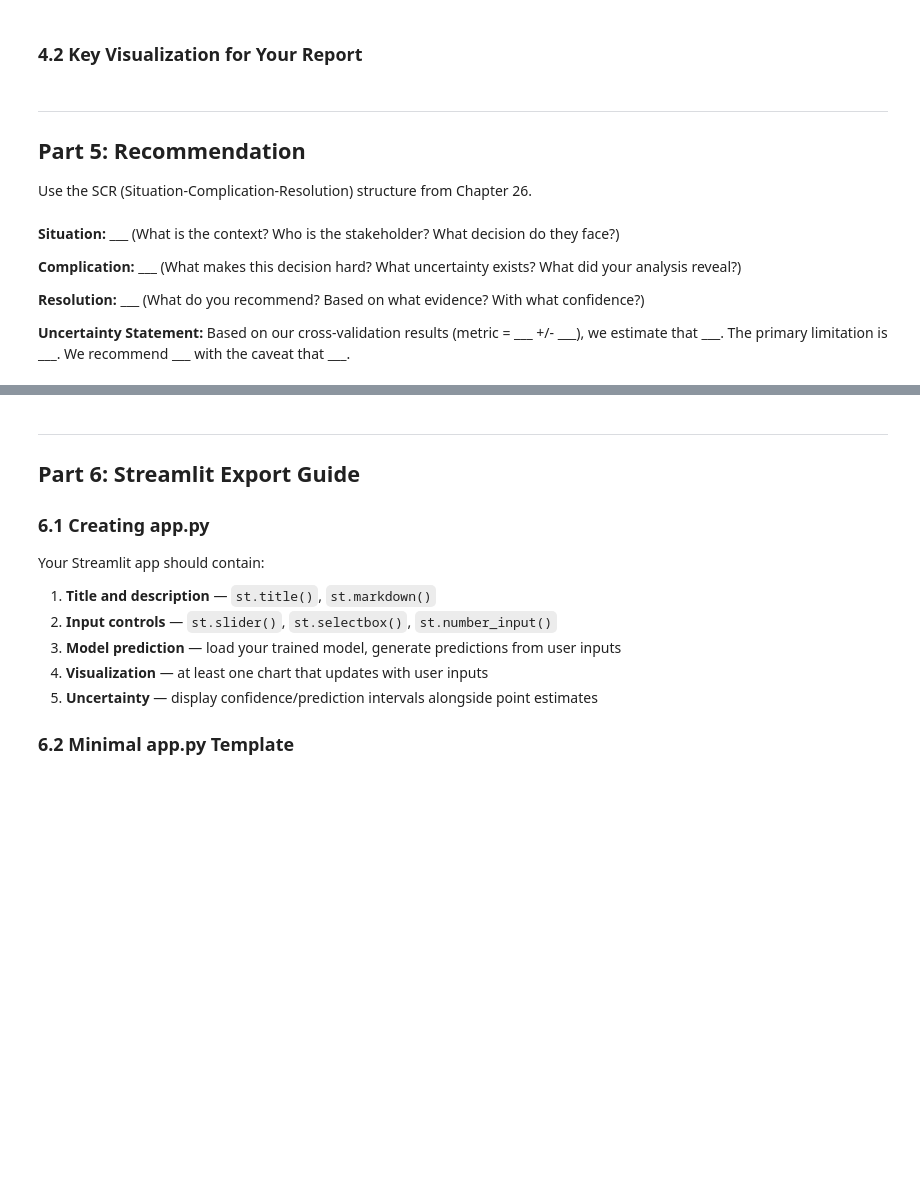
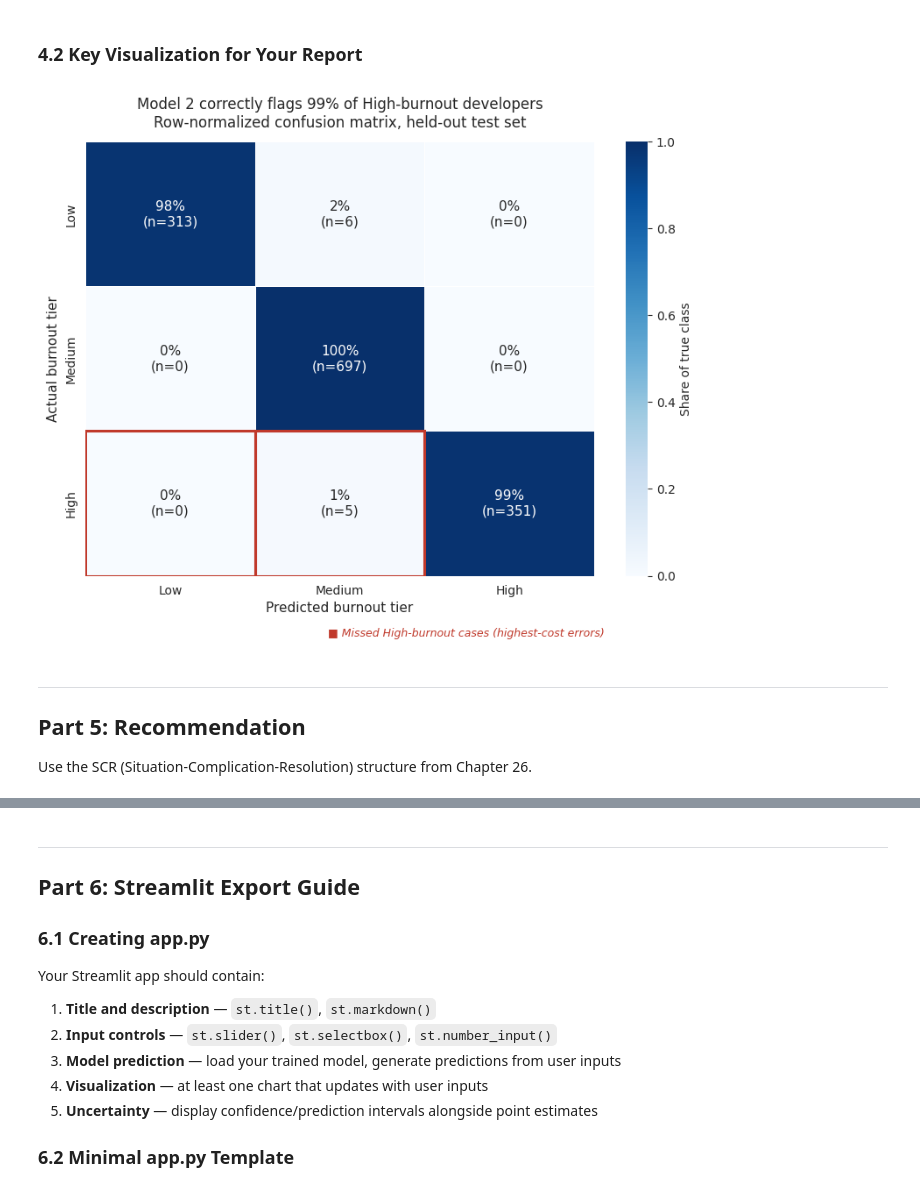
Before and after one commit to ian-menachery/Econ3916-Final-Project, a Jupyter notebook: 3916_final_project_starter.ipynb, the cells around one changed output, grey strips where cells are left out. Cells and saved outputs as stored; diff of their text form; code cells hidden in the pictures; blank space fills up the shorter version.

```diff
--- a/3916_final_project_starter.ipynb
+++ b/3916_final_project_starter.ipynb
@@ -501,16 +487,70 @@ Model 2 CV f1_macro: 0.9915 +/- 0.0023
+# %%
+# ============================================================
+# 4.2 Your key visualization — Normalized Confusion Matrix
+# ============================================================
+# Headline chart: how well does Model 2 distinguish burnout tiers,
+# and — crucially — WHERE does it make mistakes? For a triage tool,
+# missing a True High (false negative) is far costlier than an
+# adjacent-tier error, so we highlight that row.
+
+from sklearn.metrics import confusion_matrix
+
+class_labels = ['Low', 'Medium', 'High']
+
+# Row-normalized (= recall per true class) + raw counts for context
+cm_counts = confusion_matrix(y_test, y_pred_2, labels=class_labels)
+cm_norm   = cm_counts.astype(float) / cm_counts.sum(axis=1, keepdims=True)
+
+# Annotations combine percent and n: "68%\n(n=142)"
+annot = np.array([
+    [f'{cm_norm[i, j]:.0%}\n(n={cm_counts[i, j]})' for j in range(len(class_labels))]
+    for i in range(len(class_labels))
+])
+
+fig, ax = plt.subplots(figsize=(8, 6.5))
+sns.heatmap(
+    cm_norm, annot=annot, fmt='', cmap='Blues',
+    xticklabels=class_labels, yticklabels=class_labels,
+    vmin=0, vmax=1, linewidths=0.5, linecolor='white',
+    cbar_kws={'label': 'Share of true class'},
+    annot_kws={'fontsize': 11}, ax=ax,
+)
+
+ax.set_xlabel('Predicted burnout tier', fontsize=11)
+ax.set_ylabel('Actual burnout tier', fontsize=11)
+
+# Dynamic title that reports the headline number itself
+high_idx = class_labels.index('High')
+high_recall = cm_norm[high_idx, high_idx]
+ax.set_title(
+    f'Model 2 correctly flags {high_recall:.0%} of High-burnout developers\n'
+    'Row-normalized confusion matrix, held-out test set',
+    fontsize=12, pad=12,
+)
+
+# Highlight the decision-critical cells: missed High cases (false negatives —
+# developers who will burn out but we failed to flag for intervention)
+for j in range(len(class_labels)):
+    if j != high_idx:
+        ax.add_patch(plt.Rectangle(
+            (j, high_idx), 1, 1, fill=False,
+            edgecolor='#c0392b', lw=2.2,
+        ))
+
+# Legend for the red highlight
+ax.text(
+    1.02, -0.12,
+    '■ Missed High-burnout cases (highest-cost errors)',
+    transform=ax.transAxes, fontsize=9, ha='right', va='top',
+    color='#c0392b', style='italic',
+)
+
+plt.tight_layout()
+plt.show()
+# %% [output]
+[figure, added]
 # %% [markdown]
 ---
 ## Part 5: Recommendation
 
 Use the SCR (Situation-Complication-Resolution) structure from Chapter 26.
-# %% [markdown]
-**Situation:** ___
-(What is the context? Who is the stakeholder? What decision do they face?)
-
-**Complication:** ___
-(What makes this decision hard? What uncertainty exists? What did your analysis reveal?)
-
-**Resolution:** ___
-(What do you recommend? Based on what evidence? With what confidence?)
-
-**Uncertainty Statement:** Based on our cross-validation results (metric = ___ +/- ___), we estimate that ___. The primary limitation is ___. We recommend ___ with the caveat that ___.
```
Also changed, not shown: parts of 8 cells of this notebook.
